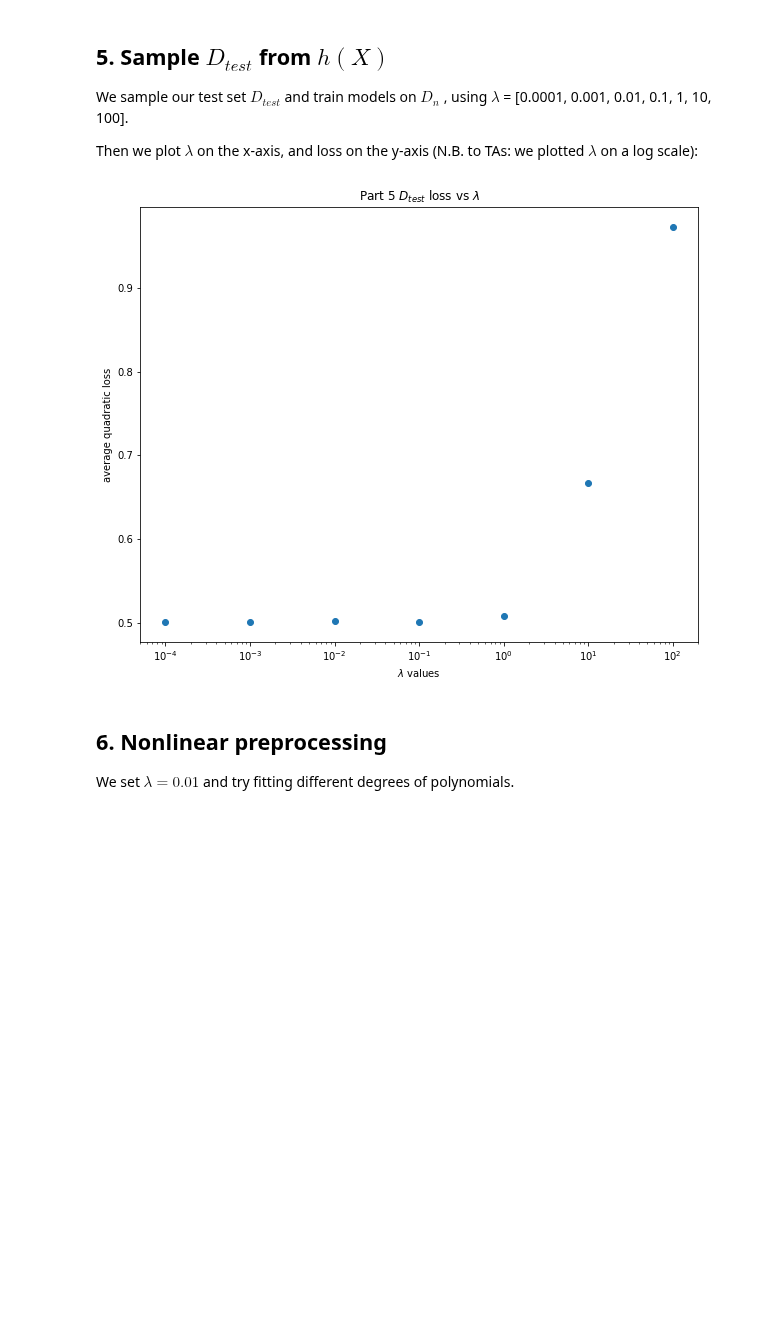
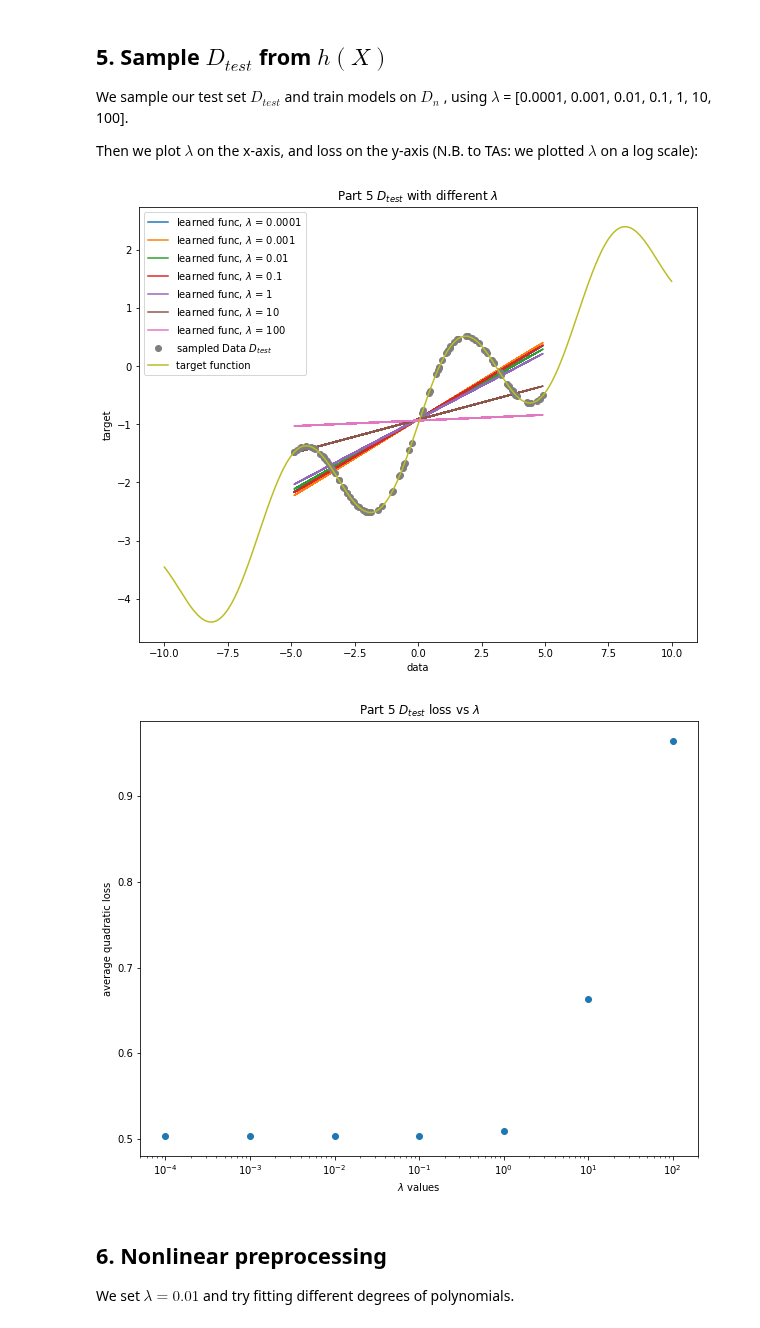
Before and after one commit to violetguos/ift6390, a Jupyter notebook: Homework 2/Practical.ipynb, the cells around one changed output. Cells and saved outputs as stored; diff of their text form; code cells hidden in the pictures; blank space fills up the shorter version.

```diff
--- a/Homework 2/Practical.ipynb
+++ b/Homework 2/Practical.ipynb
@@ -126,39 +127,41 @@ We sample our test set $D_{test}$ and train models on $D_{n}$ , using $\lambda$
 Then we plot $\lambda$  on the x-axis, and loss on the y-axis (N.B. to TAs: we plotted $\lambda$ on a log scale):
 # %%
 # Sample D_test
-data = np.random.uniform(-5,5,100)
+data = np.random.uniform(-5, 5, 100)
 target = hX(data)
 dataDtest = [data, target]
 
 lambdaVals = [0.0001, 0.001, 0.01, 0.1, 1, 10, 100]
 weight = np.random.rand(1)
 bias = 0
 
 lossArr = []
 
 # Do GD for each lambda value and plot
 for i in lambdaVals:
     regGD = gradDescent(weightedDecay = i, stepSize = 0.00025)
     regGDParam = regGD.regression_gradient(weight, bias, dataDn[0], dataDn[1])
 
     xvals = np.arange(-10, 10, 0.01)
     learnedFunc = (regGDParam[0] * dataDtest[0]) + regGDParam[1]
 
     # Calculate loss
     loss = np.mean((learnedFunc - dataDtest[1])**2)
     lossArr.append(loss)
 
     # Uncomment to plot
-    """plt.rcParams['figure.figsize'] = [10, 8]
-    plt.plot(dataDtest[0], learnedFunc, '8', label = "learned func, $\lambda$ = {}".format(i) )
+    plt.rcParams['figure.figsize'] = [10, 8]
+    plt.plot(dataDtest[0], learnedFunc, label = "learned func, $\lambda$ = {}".format(i) )
 
 plt.plot(dataDtest[0], dataDtest[1], 'o', label="sampled Data $D_{test}$")
 plt.plot(xvals, hX(xvals), label = "target function")
 plt.xlabel("data")
 plt.ylabel("target")
 plt.title("Part 5 $D_{test}$ with different $\lambda$")
 plt.legend(loc='best')
-plt.show()"""
+plt.show()
+# %% [output]
+[figure, added]
 # %%
 # Plot the error
 plt.plot(np.array(lambdaVals),np.array(lossArr), 'o')
@@ -169,7 +172,7 @@ plt.ylabel("average quadratic loss")
 plt.title("Part 5 $D_{test}$ loss vs $\lambda$")
 plt.show()
 # %% [output]
-[figure, old version]
+[figure, new version]
 # %% [markdown]
 ## 6. Nonlinear preprocessing
 
```
Also changed, not shown: parts of 11 cells of this notebook.
